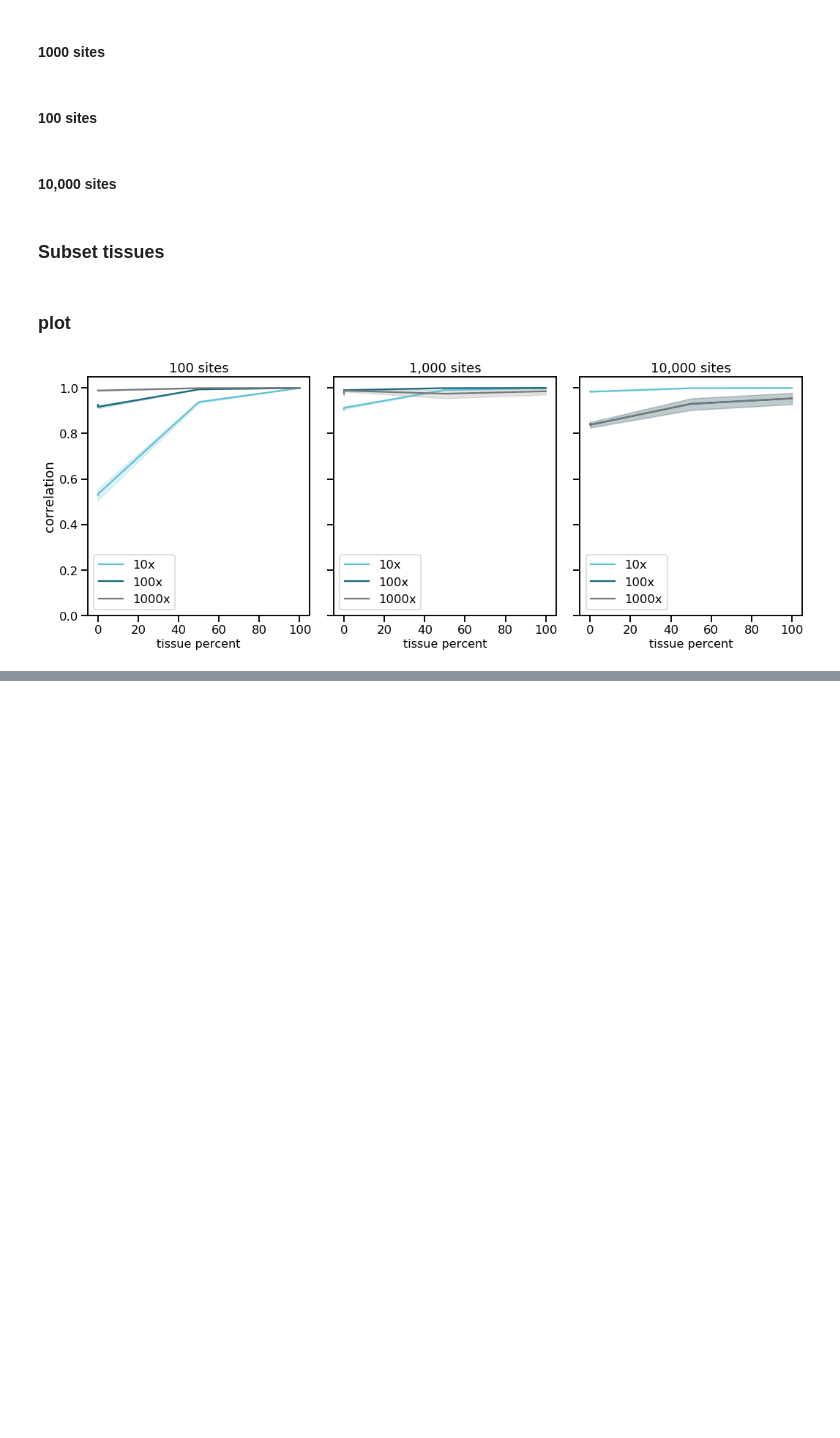
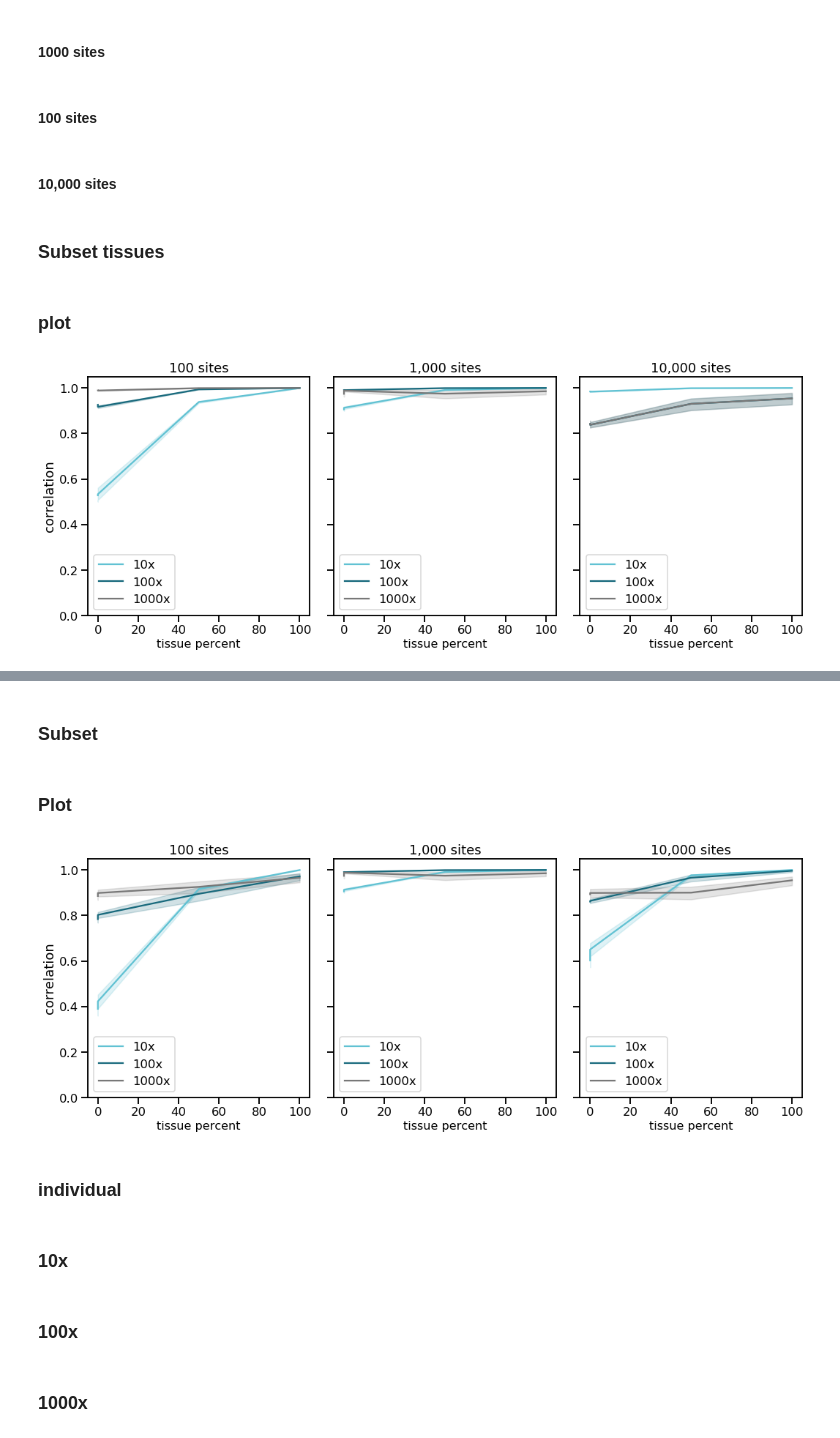
Before and after one commit to christacaggiano/celfie, a Jupyter notebook: jupyter_notebooks/pure_simulations.ipynb, the cells around one changed output, grey strips where cells are left out. Cells and saved outputs as stored; diff of their text form; code cells hidden in the pictures; blank space fills up the shorter version.

```diff
--- a/jupyter_notebooks/pure_simulations.ipynb
+++ b/jupyter_notebooks/pure_simulations.ipynb
@@ -741,0 +646,13 @@ fig.tight_layout()
+# %%
+directory = "/Users/christacaggiano/Desktop/zaitlen_lab_desktop/simple_vary_perc_10x_10000_50per_1unk/"
+vary_perc_10x_10000_50per_unk = load_gamma_corr(directory, "alpha")
+directory = "/Users/christacaggiano/Desktop/zaitlen_lab_desktop/simple_vary_perc_100x_10000_50per_1unk/"
+vary_perc_100x_10000_50per_unk = load_gamma_corr(directory, "alpha")
+directory = "/Users/christacaggiano/Desktop/zaitlen_lab_desktop/simple_vary_perc_1000x_10000_50per_1unk/"
+vary_perc_1000x_10000_50per_unk = load_gamma_corr(directory, "alpha")
+
+vary_perc_10x_10000_50per_unk = vary_perc_10x_10000_50per_unk.replace({"individual": percent_names})
+vary_perc_100x_10000_50per_unk = vary_perc_100x_10000_50per_unk.replace({"individual": percent_names})
+vary_perc_1000x_10000_50per_unk = vary_perc_1000x_10000_50per_unk.replace({"individual": percent_names})
+# %% [markdown]
+### Subset
@@ -741,0 +663,43 @@ fig.tight_layout()
+# %%
+vary_perc_10x_100_50per_unk_subset = vary_perc_10x_100_50per_unk[vary_perc_10x_100_50per_unk['individual'].isin([0, 0.001, 50, 100])]
+vary_perc_100x_100_50per_unk_subset = vary_perc_100x_100_50per_unk[vary_perc_100x_100_50per_unk['individual'].isin([0, 0.001, 50, 100])]
+vary_perc_1000x_100_50per_unk_subset = vary_perc_1000x_100_50per_unk[vary_perc_1000x_100_50per_unk['individual'].isin([0, 0.001, 50, 100])]
+# %%
+vary_perc_10x_10000_50per_unk_subset = vary_perc_10x_10000_50per_unk[vary_perc_10x_10000_50per_unk['individual'].isin([0, 0.001, 50, 100])]
+vary_perc_100x_10000_50per_unk_subset = vary_perc_100x_10000_50per_unk[vary_perc_100x_10000_50per_unk['individual'].isin([0, 0.001, 50, 100])]
+vary_perc_1000x_10000_50per_unk_subset = vary_perc_1000x_10000_50per_unk[vary_perc_1000x_10000_50per_unk['individual'].isin([0, 0.001, 50, 100])]
+# %% [markdown]
+### Plot
+# %%
+fig, (ax1, ax2, ax3) = plt.subplots(ncols=3, sharey=True, figsize=(15,6))
+
+sns.set_context("talk")
+
+sns.lineplot(x="individual", y="correlation", data=vary_perc_10x_100_50per_unk_subset, label="10x", color="#61c2d3", ax=ax1)
+sns.lineplot(x="individual", y="correlation", data=vary_perc_100x_100_50per_unk_subset, label="100x", color="#196a7d", ax=ax1)
+sns.lineplot(x="individual", y="correlation", data=vary_perc_1000x_100_50per_unk_subset, label="1000x", color="#787878", ax=ax1)
+
+sns.lineplot(x="individual", y="correlation", data=vary_perc_10x_50per_subset, label="10x", color="#61c2d3", ax=ax2)
+sns.lineplot(x="individual", y="correlation", data=vary_perc_100x_50per_subset, label="100x", color="#196a7d", ax=ax2)
+sns.lineplot(x="individual", y="correlation", data=vary_perc_1000x_50per_subset, label="1000x", color="#787878", ax=ax2)
+
+sns.lineplot(x="individual", y="correlation", data=vary_perc_10x_10000_50per_unk_subset, label="10x", color="#61c2d3", ax=ax3)
+sns.lineplot(x="individual", y="correlation", data=vary_perc_100x_10000_50per_unk_subset, label="100x", color="#196a7d", ax=ax3)
+sns.lineplot(x="individual", y="correlation", data=vary_perc_1000x_10000_50per_unk_subset, label="1000x", color="#787878", ax=ax3)
+
+ax1.set_xlabel("tissue percent", fontsize=16)
+ax2.set_xlabel("tissue percent", fontsize=16)
+ax3.set_xlabel("tissue percent", fontsize=16)
+
+ax1.set_title("100 sites")
+ax2.set_title("1,000 sites")
+ax3.set_title("10,000 sites")
+
+
+ax1.set_ylim(0, 1.05)
+
+fig.tight_layout()
+# %% [output]
+[figure, added]
+# %% [markdown]
+### individual
@@ -741,0 +729,2 @@ fig.tight_layout()
+# %% [markdown]
+### 10x
@@ -741,0 +735,2 @@ fig.tight_layout()
+# %% [markdown]
+### 100x
@@ -741,0 +741,2 @@ fig.tight_layout()
+# %% [markdown]
+### 1000x
```
Also changed, not shown: parts of 64 cells of this notebook, 12 other files.
